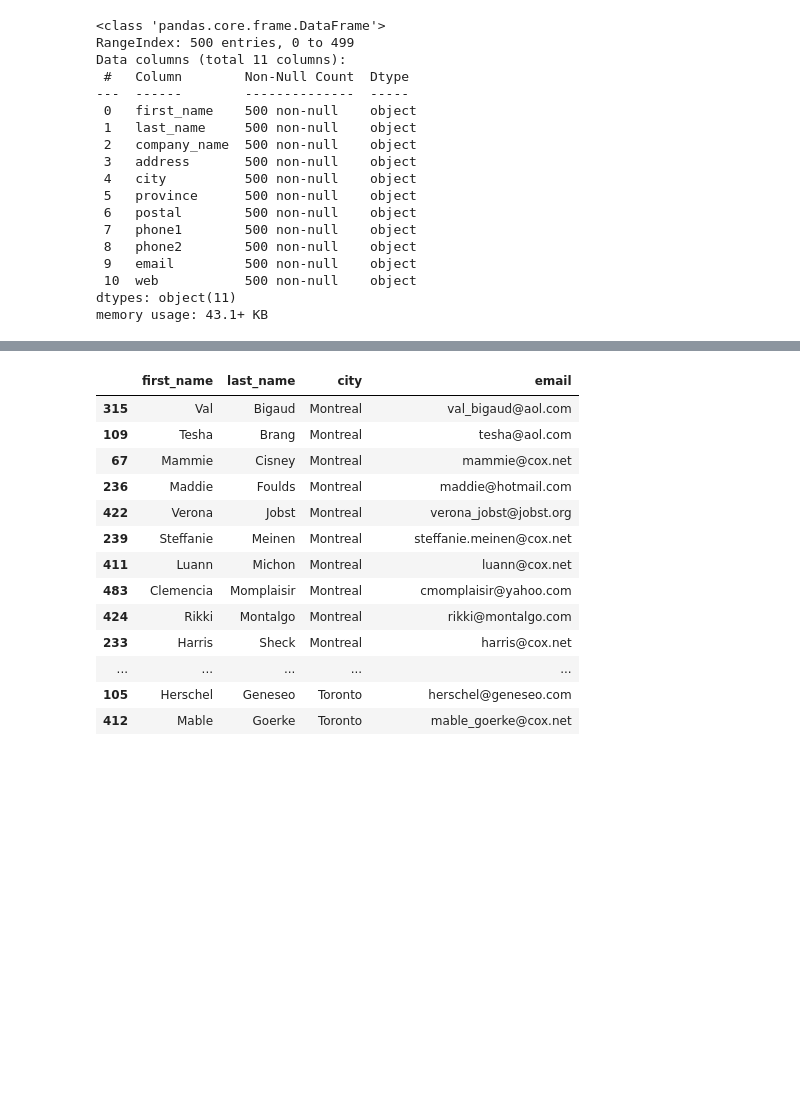
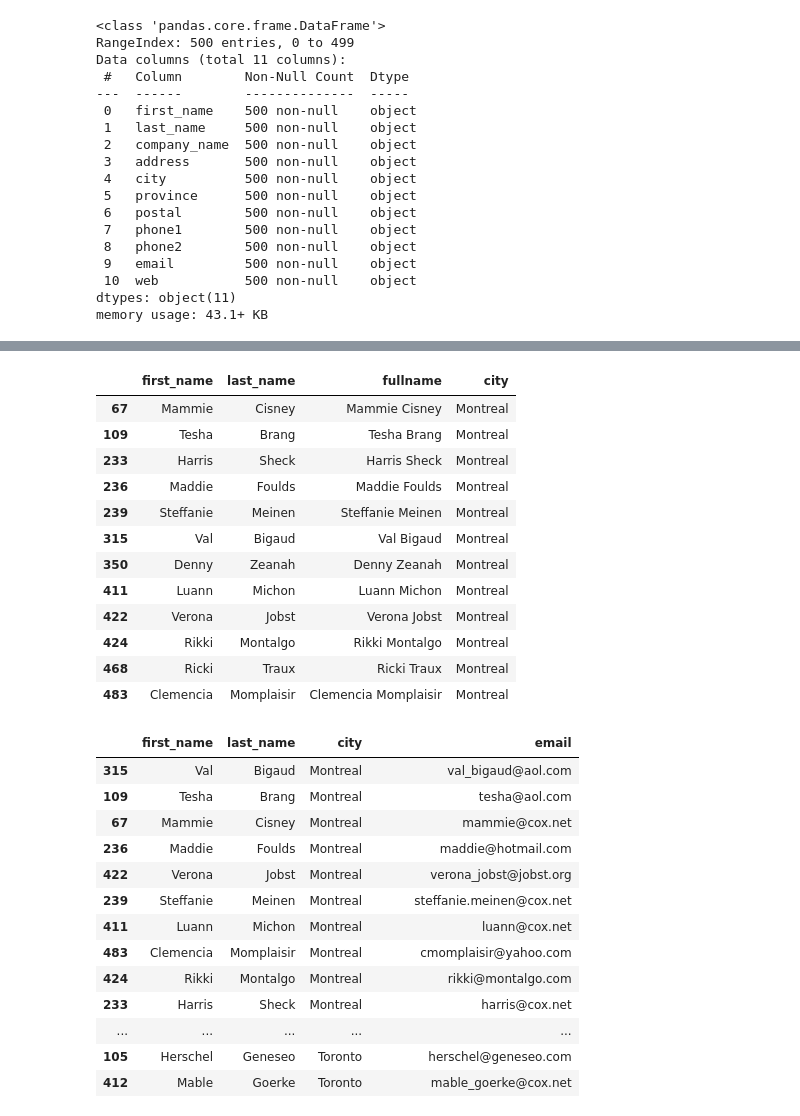
Before and after one commit to get-to-work-together/Python-Basics-ASML, a Jupyter notebook: Sandbox/demo_pandas.ipynb, the cells around one changed output, grey strips where cells are left out. Saved outputs shown, nothing was run; the diff lists cells and outputs as text; code cells hidden in the pictures; blank space fills up the shorter version.

```diff
--- a/Sandbox/demo_pandas.ipynb
+++ b/Sandbox/demo_pandas.ipynb
@@ -33,3 +49,20 @@ memory usage: 43.1+ KB
+# %%
+df['fullname'] = df['first_name'] + ' ' + df['last_name']
+df[['first_name', 'last_name', 'fullname', 'city']].query('city=="Montreal"')
+# %% [output]
+|  | first_name | last_name | fullname | city |
+| 67 | Mammie | Cisney | Mammie Cisney | Montreal |
+| 109 | Tesha | Brang | Tesha Brang | Montreal |
+| 233 | Harris | Sheck | Harris Sheck | Montreal |
+| 236 | Maddie | Foulds | Maddie Foulds | Montreal |
+| 239 | Steffanie | Meinen | Steffanie Meinen | Montreal |
+| 315 | Val | Bigaud | Val Bigaud | Montreal |
+| 350 | Denny | Zeanah | Denny Zeanah | Montreal |
+| 411 | Luann | Michon | Luann Michon | Montreal |
+| 422 | Verona | Jobst | Verona Jobst | Montreal |
+| 424 | Rikki | Montalgo | Rikki Montalgo | Montreal |
+| 468 | Ricki | Traux | Ricki Traux | Montreal |
+| 483 | Clemencia | Momplaisir | Clemencia Momplaisir | Montreal |
 # %%
 df[['first_name','last_name','city','email']].query('city in ("Montreal", "Toronto")').sort_values(['city', 'last_name'])
 # %% [output]
```
Also changed, not shown: parts of 1 cell of this notebook, 15 other files.
